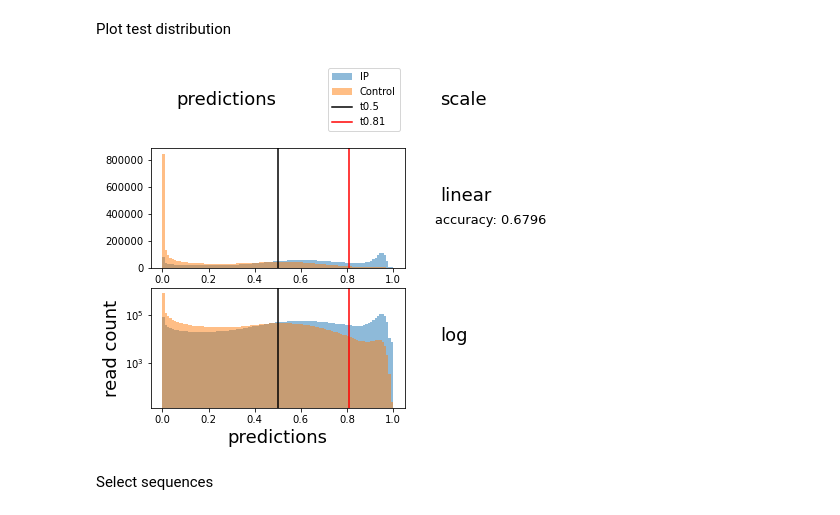
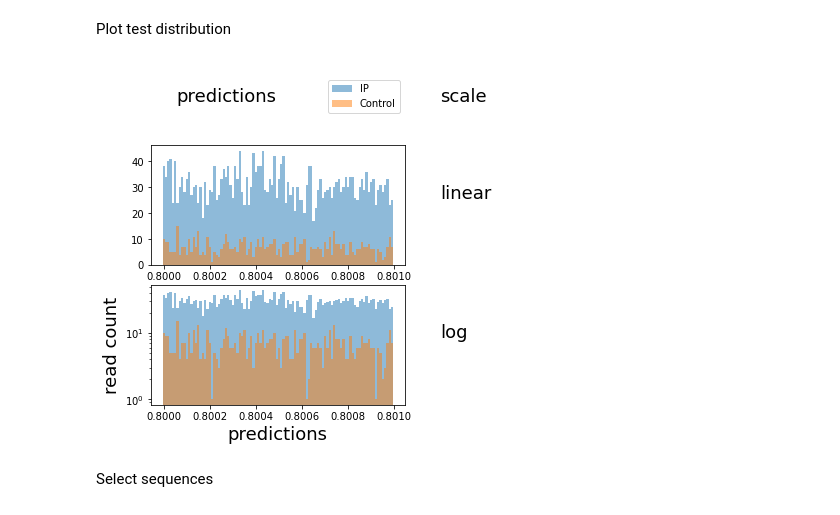
Before and after one commit to Alexwestbrook/mnhn-internship_DeepCNN_ChIP-seq, a Jupyter notebook: plot_distributions.ipynb, the cells around one changed output. Drawn from its saved outputs; the diff is of its cells as text; code cells hidden in the pictures.

```diff
--- a/plot_distributions.ipynb
+++ b/plot_distributions.ipynb
@@ -74,14 +75,14 @@ print(dico)
 with np.load(f'{data_dir}/H3K9me3/dataset30M.npz') as f:
     reads = f['x_test']
 # %%
-with np.load(f'{data_dir}/H3K9me3/raw_data/IP_reads_deduped.npz') as f:
+with np.load(f'{data_dir}/CENPT/raw_data/IP_reads.npz') as f:
     reads = f['reads']
 print(reads.shape)
 sequences = utils.remove_reads_with_N(reads, tolerance=0)
 print(len(sequences))
 
 print('Looking for read duplicates')
-dico = utils.find_duplicates(sequences, one_hot=False, batch_size=500_000_000, print_freq=20_000_000)
+dico = utils.find_duplicates(sequences, one_hot=False, batch_size=50_000_000, print_freq=20_000_000)
 values = list(dico.values())
 print('Looking for duplicate level duplicates')
 dico2 = utils.find_duplicates(values, batch_size=100_000_000, print_freq=20_000_000)
@@ -127,30 +170,42 @@ Plot test distribution
 # %%
 data = 'H3K27ac'
 dataset_name = 'dataset4'
-model_name = 'model_inception3.0rew'
+model_name = 'model_inception2.2'
+load_hist = True
+hist_file = f'distrib_{model_name}_test_hist100000'
+relabeled = False
 new_labels = 'dataset_rel55'
-relabeled = False
 single_pred_array = True
-if single_pred_array:
-    if relabeled:
-        with np.load(f'{data_dir}/{data}/results/{model_name}/distrib_{model_name}_test_rel.npz') as f:
-            preds = f['pred']
-        with np.load(f'{data_dir}//{data}/{new_labels}.npz') as f:
-            y_test = f['y_test']
+if load_hist:
+    with np.load(f'{writing_dir}/{data}/results/{model_name}/{hist_file}.npz') as f:
+        histIP = f['IP']
+        histControl = f['Control']
+    bins = np.linspace(0, 1, len(histIP)+1)
+    win_start = 80000
+    win_stop = 80100
+    histIP, histControl, bins = histIP[win_start:win_stop], histControl[win_start:win_stop], bins[win_start:win_stop+1]
+else:
+    if single_pred_array:
+        if relabeled:
+            with np.load(f'{data_dir}/{data}/results/{model_name}/distrib_{model_name}_test_rel.npz') as f:
+                preds = f['pred']
+            with np.load(f'{data_dir}//{data}/{new_labels}.npz') as f:
+                y_test = f['y_test']
+        else:
+            with np.load(f'{data_dir}/{data}/results/{model_name}/distrib_{model_name}_test.npz') as f:
+                preds = f['pred']
+            with np.load(f'{data_dir}/{data}/{dataset_name}.npz') as f:
+                y_test = f['y_test']
+        predIP = preds[y_test == 1]
+        predControl = preds[y_test == 0]
     else:
-        with np.load(f'{data_dir}/{data}/results/{model_name}/distrib_{model_name}_test.npz') as f:
-            preds = f['pred']
-        with np.load(f'{data_dir}/{data}/{dataset_name}.npz') as f:
-            y_test = f['y_test']
-    predIP = preds[y_test == 1]
-    predControl = preds[y_test == 0]
-else:
-    with np.load(f'{data_dir}/{data}/results/distrib_{model_name}_test.npz') as f:
-            predIP = f['predIP']
-            predControl = f['predControl']
-
-accuracy =  (len(predIP[predIP > 0.5]) + len(predControl[predControl < 0.5])) / (len(predIP) + len(predControl))
-bins = np.histogram(np.concatenate((predIP, predControl)), bins=100)[1]
+        with np.load(f'{data_dir}/{data}/results/distrib_{model_name}_test.npz') as f:
+                predIP = f['predIP']
+                predControl = f['predControl']
+    accuracy = (len(predIP[predIP > 0.5]) + len(predControl[predControl < 0.5])) / (len(predIP) + len(predControl))
+    n_bins=100000
+    histIP, bins = np.histogram(predIP, bins=n_bins, range=(0, 1))
+    histControl = np.histogram(predControl, bins=n_bins, range=(0, 1))[0]
 
 widths = [5, 1]
 heights = [1.2] + [2.5]*2
@@ -162,42 +217,54 @@ ax0_top = plt.subplot(gs[0, 0])
 label_col0 = 'predictions'
 ax0_top.annotate(label_col0, (0.1, 0.5), xycoords='axes fraction', va='center', fontsize=18)
 ax0_top.axis('off')
 
 ax1_top = plt.subplot(gs[0, 1])
 label_col1 = 'scale'
 ax1_top.annotate(label_col1, (0.1, 0.5), xycoords='axes fraction', va='center', fontsize=18)
 ax1_top.axis('off')
 
 for nrow in range(1,3):
 
     ax0 = plt.subplot(gs[nrow, 0])
-    ax0.hist(predIP, bins, label='IP', alpha=0.5)
-    ax0.hist(predControl, bins, label='Control', alpha=0.5)
-    ax0.axvline(x=0.5, color='black', label='t0.5')
-    thres = 0.81
-    ax0.axvline(x=thres, color='red', label=f't{thres}')
+
+    ax0.bar(bins[:-1], histIP, width=np.diff(bins), label='IP', alpha=0.5)
+    ax0.bar(bins[:-1], histControl, width=np.diff(bins), label='Control', alpha=0.5)
+
+    if not load_hist:
+        ax0.axvline(x=0.5, color='black', label='t0.5')
+        thres = 0.81
+        ax0.axvline(x=thres, color='red', label=f't{thres}')
 
     ax1 = plt.subplot(gs[nrow, 1])
     if nrow == 1:
         label = 'linear'
-        ax1.annotate(f'accuracy: {round(accuracy, 4)}', (0, 0.4), xycoords='axes fraction', va='center', fontsize=13)
+        if not load_hist:
+            ax1.annotate(f'accuracy: {round(accuracy, 4)}', (0, 0.4), xycoords='axes fraction', va='center', fontsize=13)
     elif nrow == 2:
         label = 'log'
         ax0.set_yscale('log')
     ax1.annotate(label, (0.1, 0.6), xycoords='axes fraction', va='center', fontsize=18)
     ax1.axis('off')
 ax0.set_xlabel("predictions", fontsize=18)
 ax0.set_ylabel("read count", fontsize=18)
 handles, labels = ax0.get_legend_handles_labels()
 ax0_top.legend(handles, labels, loc='right')
 
 if not os.path.isdir(f'{writing_dir}/{data}/results/{model_name}'):
-    os.mkdir(f'{writing_dir}/{data}/results/{model_name}')
-plt.savefig(f'{writing_dir}/{data}/results/{model_name}/distrib_{model_name}_test.png', bbox_inches='tight')
+    os.makedirs(f'{writing_dir}/{data}/results/{model_name}')
+fig_start = f'{writing_dir}/{data}/results/{model_name}/distrib_{model_name}_test'
+fig_name = fig_start + '.png'
+fig_dups = 0
+while os.path.exists(fig_name):
+    fig_dups += 1
+    fig_name = fig_start + f'({fig_dups}).png'
+plt.savefig(fig_name, bbox_inches='tight')
+if not load_hist:
+    np.savez(f'{writing_dir}/{data}/results/{model_name}/distrib_{model_name}_test_hist{n_bins}', IP=histIP, Control=histControl)
 plt.show()
 plt.close()
 # %% [output]
-[figure, old version]
+[figure, new version]
 # %% [markdown]
 Select sequences
 # %%
```
Also changed, not shown: parts of 6 cells of this notebook.
